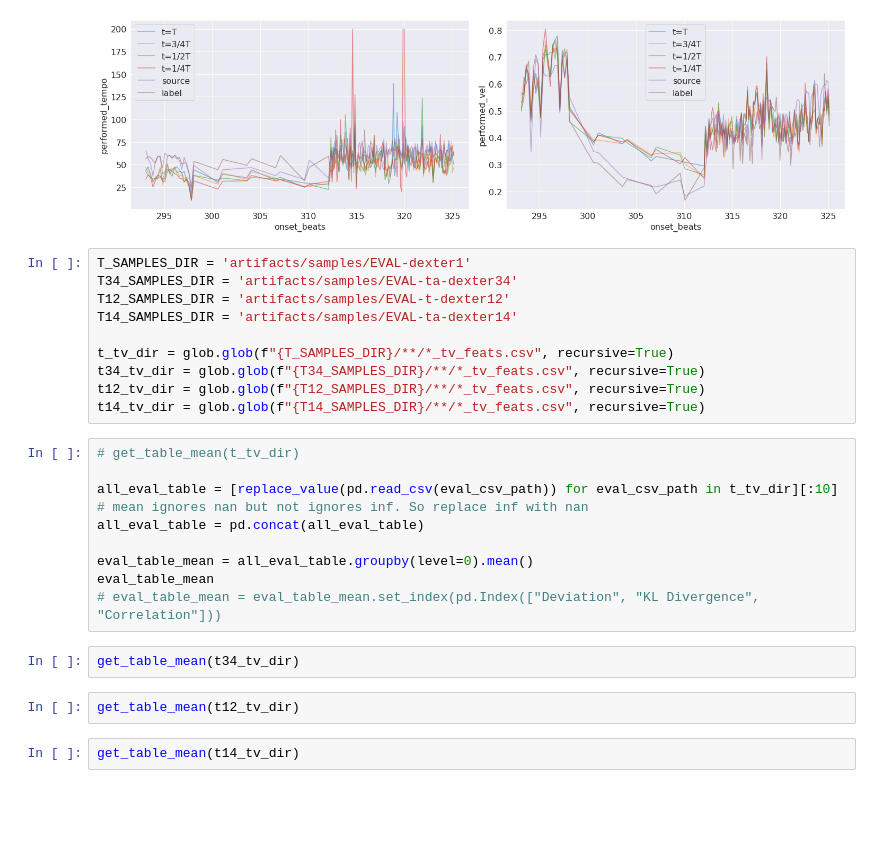
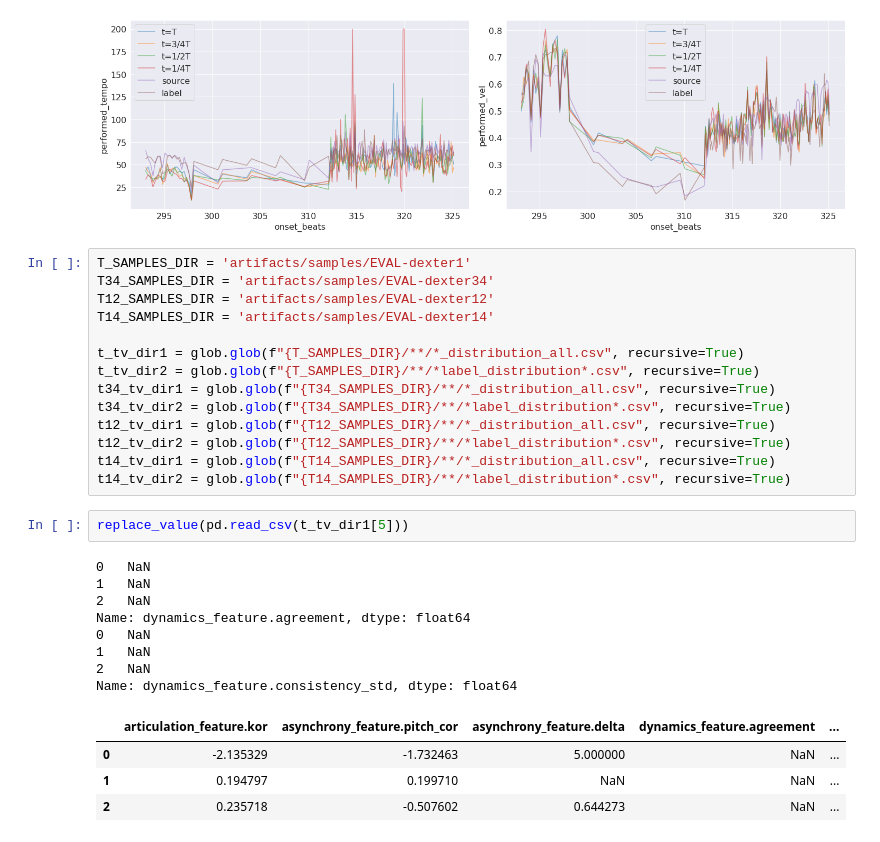
Before and after one commit to annushkalebedev/DExter, a Jupyter notebook: visualization.ipynb, the cells around one changed output. Saved outputs shown, nothing was run; the diff lists cells and outputs as text; blank space fills up the shorter version.

```diff
--- a/visualization.ipynb
+++ b/visualization.ipynb
@@ -287,26 +278,30 @@ plt.legend()
 [figure]
 # %%
 T_SAMPLES_DIR = 'artifacts/samples/EVAL-dexter1'
-T34_SAMPLES_DIR = 'artifacts/samples/EVAL-ta-dexter34'
-T12_SAMPLES_DIR = 'artifacts/samples/EVAL-t-dexter12'
-T14_SAMPLES_DIR = 'artifacts/samples/EVAL-ta-dexter14'
+T34_SAMPLES_DIR = 'artifacts/samples/EVAL-dexter34'
+T12_SAMPLES_DIR = 'artifacts/samples/EVAL-dexter12'
+T14_SAMPLES_DIR = 'artifacts/samples/EVAL-dexter14'
 
-t_tv_dir = glob.glob(f"{T_SAMPLES_DIR}/**/*_tv_feats.csv", recursive=True)
-t34_tv_dir = glob.glob(f"{T34_SAMPLES_DIR}/**/*_tv_feats.csv", recursive=True)
-t12_tv_dir = glob.glob(f"{T12_SAMPLES_DIR}/**/*_tv_feats.csv", recursive=True)
-t14_tv_dir = glob.glob(f"{T14_SAMPLES_DIR}/**/*_tv_feats.csv", recursive=True)
+t_tv_dir1 = glob.glob(f"{T_SAMPLES_DIR}/**/*_distribution_all.csv", recursive=True)
+t_tv_dir2 = glob.glob(f"{T_SAMPLES_DIR}/**/*label_distribution*.csv", recursive=True)
+t34_tv_dir1 = glob.glob(f"{T34_SAMPLES_DIR}/**/*_distribution_all.csv", recursive=True)
+t34_tv_dir2 = glob.glob(f"{T34_SAMPLES_DIR}/**/*label_distribution*.csv", recursive=True)
+t12_tv_dir1 = glob.glob(f"{T12_SAMPLES_DIR}/**/*_distribution_all.csv", recursive=True)
+t12_tv_dir2 = glob.glob(f"{T12_SAMPLES_DIR}/**/*label_distribution*.csv", recursive=True)
+t14_tv_dir1 = glob.glob(f"{T14_SAMPLES_DIR}/**/*_distribution_all.csv", recursive=True)
+t14_tv_dir2 = glob.glob(f"{T14_SAMPLES_DIR}/**/*label_distribution*.csv", recursive=True)
-# %%
-# get_table_mean(t_tv_dir)
-
-all_eval_table = [replace_value(pd.read_csv(eval_csv_path)) for eval_csv_path in t_tv_dir][:10] # mean ignores nan but not ignores inf. So replace inf with nan
-all_eval_table = pd.concat(all_eval_table)
-
-eval_table_mean = all_eval_table.groupby(level=0).mean()
-eval_table_mean
-# eval_table_mean = eval_table_mean.set_index(pd.Index(["Deviation", "KL Divergence", "Correlation"]))
-# %%
-get_table_mean(t34_tv_dir)
-# %%
-get_table_mean(t12_tv_dir)
-# %%
-get_table_mean(t14_tv_dir)
+# %%
+replace_value(pd.read_csv(t_tv_dir1[5]))
+# %% [output]
+0   NaN
+1   NaN
+2   NaN
+Name: dynamics_feature.agreement, dtype: float64
+0   NaN
+1   NaN
+2   NaN
+Name: dynamics_feature.consistency_std, dtype: float64
+|  | articulation_feature.kor | asynchrony_feature.pitch_cor | asynchrony_feature.delta | dynamics_feature.agreement | ... |
+| 0 | -2.135329 | -1.732463 | 5.000000 | NaN | ... |
+| 1 | 0.194797 | 0.199710 | NaN | NaN | ... |
+| 2 | 0.235718 | -0.507602 | 0.644273 | NaN | ... |
```
Also changed, not shown: parts of 17 cells of this notebook, 15 other files.
